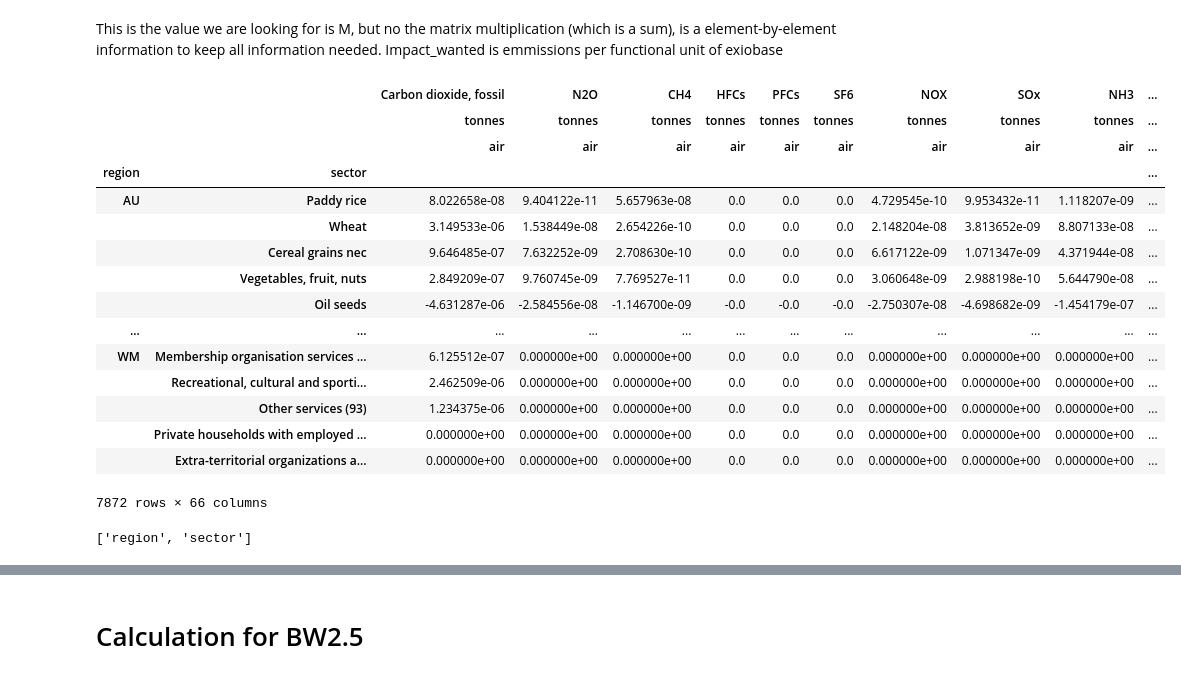
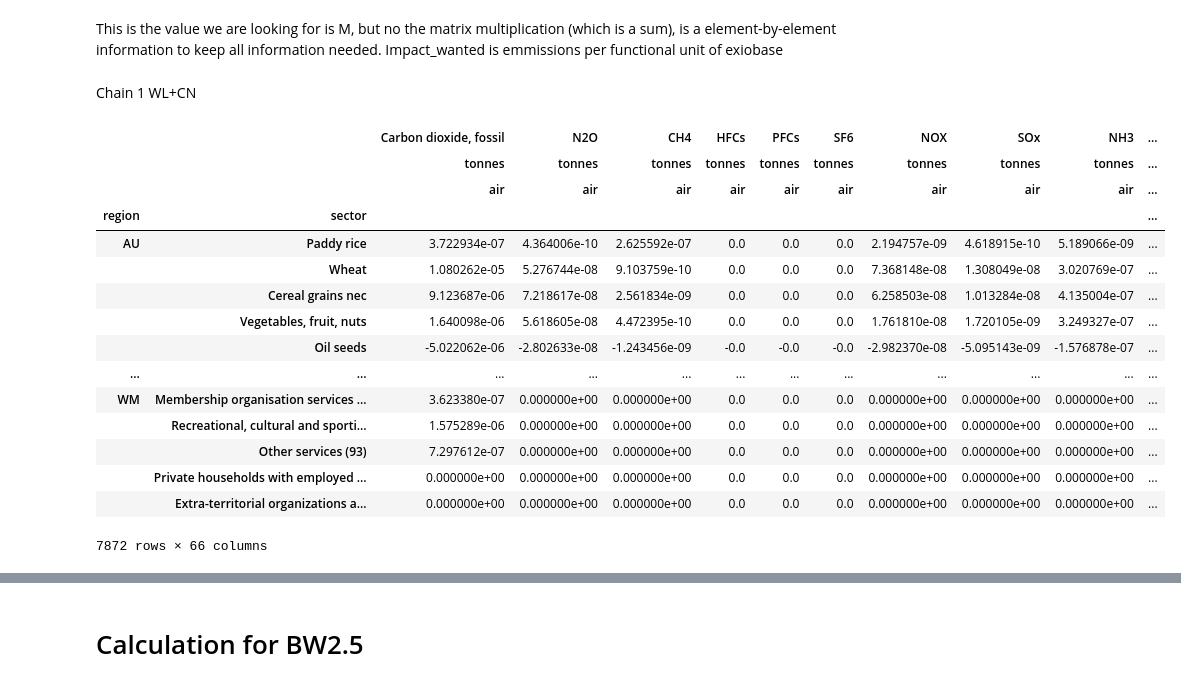
Before and after one commit to Martinez-Hernando/Exiobase_EU_ETS, a Jupyter notebook: Code_Exiobase_EU_ETS.ipynb, the cells around one changed output, grey strips where cells are left out. Cells and saved outputs as stored; diff of their text form; code cells hidden in the pictures.

```diff
--- a/Code_Exiobase_EU_ETS.ipynb
+++ b/Code_Exiobase_EU_ETS.ipynb
@@ -310,31 +304,37 @@ exio3318.emissions.M
 66 rows × 7872 columns
 # %% [markdown]
 This is the value we are looking for is M, but no the matrix multiplication (which is a sum), is a element-by-element information to keep all information needed. Impact_wanted is emmissions per functional unit of exiobase
+# %% [markdown]
+Chain 1 WL+CN
 # %%
-country=input('Which country are you looking for?) ISO-2 code')
-product=input('Which activity are you looking for? Exiobase product name')
-impact_wanted=exio3318.emissions.S*exio3318.L.loc[:,(country,product)]
-impact_wanted=impact_wanted.T
-impact_wanted
+country_mining_1=input('Which country is doing mining?) ISO-2 code')
+country_metal_1=input('Which country is doing metallurgy?) ISO-2 code')
+mining='Copper ores and concentrates'
+metal='Copper products'
+
+impact_mining_1=exio3318.emissions.S*exio3318.L.loc[:,(country_mining_1,mining)]
+impact_mining_1=impact_mining_1.T
+impact_mining_1
+
+impact_metal_1=exio3318.emissions.S*exio3318.L.loc[:,(country_metal_1,metal)]
+impact_metal_1=impact_metal_1.T
+impact_metal_1.loc[(country_mining_1, mining),:]=0
+impact_metal_1
 # %% [output]
 |  |  | Carbon dioxide, fossil | N2O | CH4 | HFCs | PFCs | SF6 | NOX | SOx | NH3 | ... |
 |  |  | tonnes | tonnes | tonnes | tonnes | tonnes | tonnes | tonnes | tonnes | tonnes | ... |
 |  |  | air | air | air | air | air | air | air | air | air | ... |
 | region | sector |  |  |  |  |  |  |  |  |  | ... |
-| AU | Paddy rice | 8.022658e-08 | 9.404122e-11 | 5.657963e-08 | 0.0 | 0.0 | 0.0 | 4.729545e-10 | 9.953432e-11 | 1.118207e-09 | ... |
-|  | Wheat | 3.149533e-06 | 1.538449e-08 | 2.654226e-10 | 0.0 | 0.0 | 0.0 | 2.148204e-08 | 3.813652e-09 | 8.807133e-08 | ... |
-|  | Cereal grains nec | 9.646485e-07 | 7.632252e-09 | 2.708630e-10 | 0.0 | 0.0 | 0.0 | 6.617122e-09 | 1.071347e-09 | 4.371944e-08 | ... |
-|  | Vegetables, fruit, nuts | 2.849209e-07 | 9.760745e-09 | 7.769527e-11 | 0.0 | 0.0 | 0.0 | 3.060648e-09 | 2.988198e-10 | 5.644790e-08 | ... |
-|  | Oil seeds | -4.631287e-06 | -2.584556e-08 | -1.146700e-09 | -0.0 | -0.0 | -0.0 | -2.750307e-08 | -4.698682e-09 | -1.454179e-07 | ... |
+| AU | Paddy rice | 3.722934e-07 | 4.364006e-10 | 2.625592e-07 | 0.0 | 0.0 | 0.0 | 2.194757e-09 | 4.618915e-10 | 5.189066e-09 | ... |
+|  | Wheat | 1.080262e-05 | 5.276744e-08 | 9.103759e-10 | 0.0 | 0.0 | 0.0 | 7.368148e-08 | 1.308049e-08 | 3.020769e-07 | ... |
+|  | Cereal grains nec | 9.123687e-06 | 7.218617e-08 | 2.561834e-09 | 0.0 | 0.0 | 0.0 | 6.258503e-08 | 1.013284e-08 | 4.135004e-07 | ... |
+|  | Vegetables, fruit, nuts | 1.640098e-06 | 5.618605e-08 | 4.472395e-10 | 0.0 | 0.0 | 0.0 | 1.761810e-08 | 1.720105e-09 | 3.249327e-07 | ... |
+|  | Oil seeds | -5.022062e-06 | -2.802633e-08 | -1.243456e-09 | -0.0 | -0.0 | -0.0 | -2.982370e-08 | -5.095143e-09 | -1.576878e-07 | ... |
 | ... | ... | ... | ... | ... | ... | ... | ... | ... | ... | ... | ... |
-| WM | Membership organisation services ... | 6.125512e-07 | 0.000000e+00 | 0.000000e+00 | 0.0 | 0.0 | 0.0 | 0.000000e+00 | 0.000000e+00 | 0.000000e+00 | ... |
-|  | Recreational, cultural and sporti... | 2.462509e-06 | 0.000000e+00 | 0.000000e+00 | 0.0 | 0.0 | 0.0 | 0.000000e+00 | 0.000000e+00 | 0.000000e+00 | ... |
-|  | Other services (93) | 1.234375e-06 | 0.000000e+00 | 0.000000e+00 | 0.0 | 0.0 | 0.0 | 0.000000e+00 | 0.000000e+00 | 0.000000e+00 | ... |
+| WM | Membership organisation services ... | 3.623380e-07 | 0.000000e+00 | 0.000000e+00 | 0.0 | 0.0 | 0.0 | 0.000000e+00 | 0.000000e+00 | 0.000000e+00 | ... |
+|  | Recreational, cultural and sporti... | 1.575289e-06 | 0.000000e+00 | 0.000000e+00 | 0.0 | 0.0 | 0.0 | 0.000000e+00 | 0.000000e+00 | 0.000000e+00 | ... |
+|  | Other services (93) | 7.297612e-07 | 0.000000e+00 | 0.000000e+00 | 0.0 | 0.0 | 0.0 | 0.000000e+00 | 0.000000e+00 | 0.000000e+00 | ... |
 |  | Private households with employed ... | 0.000000e+00 | 0.000000e+00 | 0.000000e+00 | 0.0 | 0.0 | 0.0 | 0.000000e+00 | 0.000000e+00 | 0.000000e+00 | ... |
 |  | Extra-territorial organizations a... | 0.000000e+00 | 0.000000e+00 | 0.000000e+00 | 0.0 | 0.0 | 0.0 | 0.000000e+00 | 0.000000e+00 | 0.000000e+00 | ... |
 7872 rows × 66 columns
-# %%
-print(impact_wanted.index.names)
-# %% [output]
-['region', 'sector']
 # %%
```
Also changed, not shown: parts of 49 cells of this notebook.
